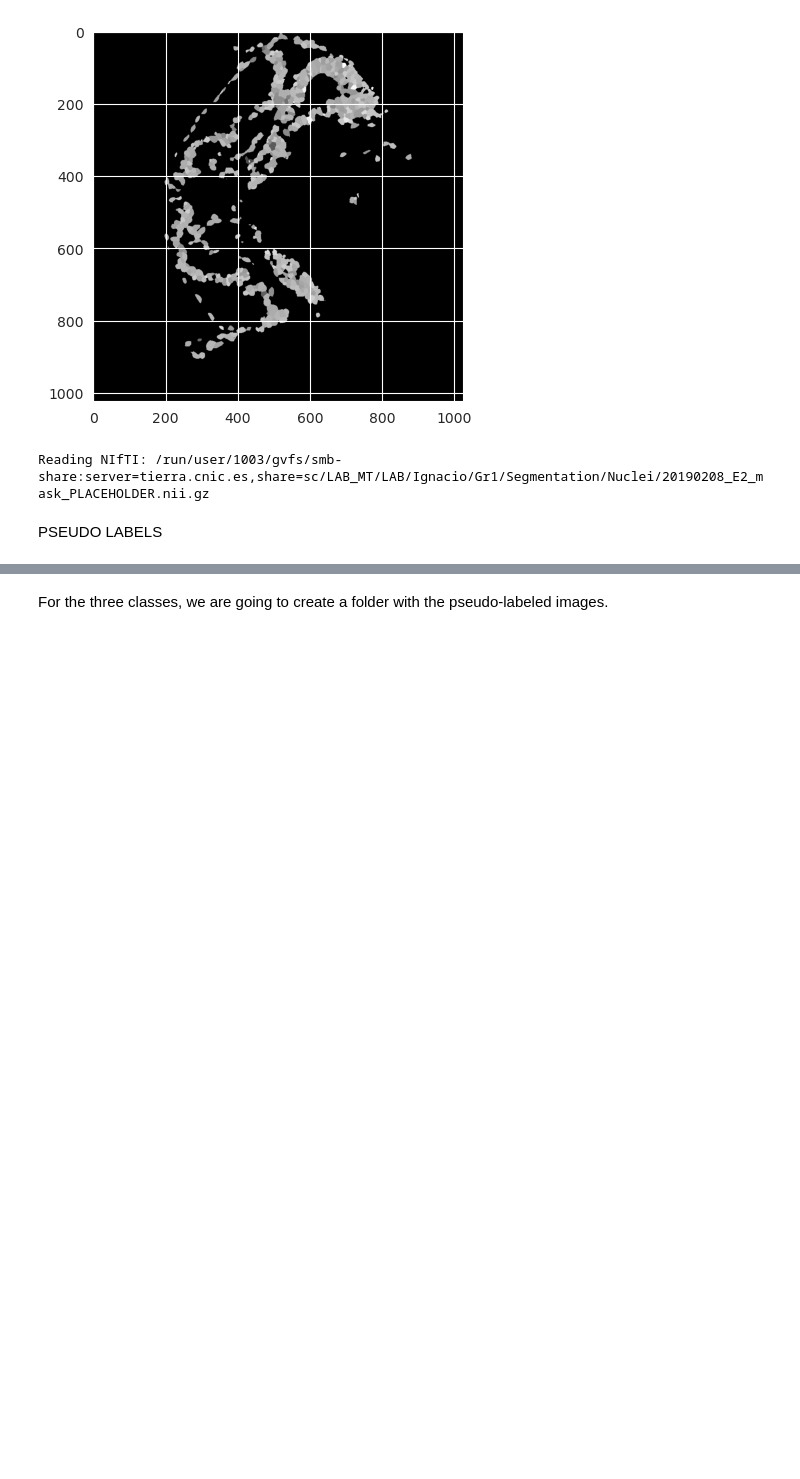
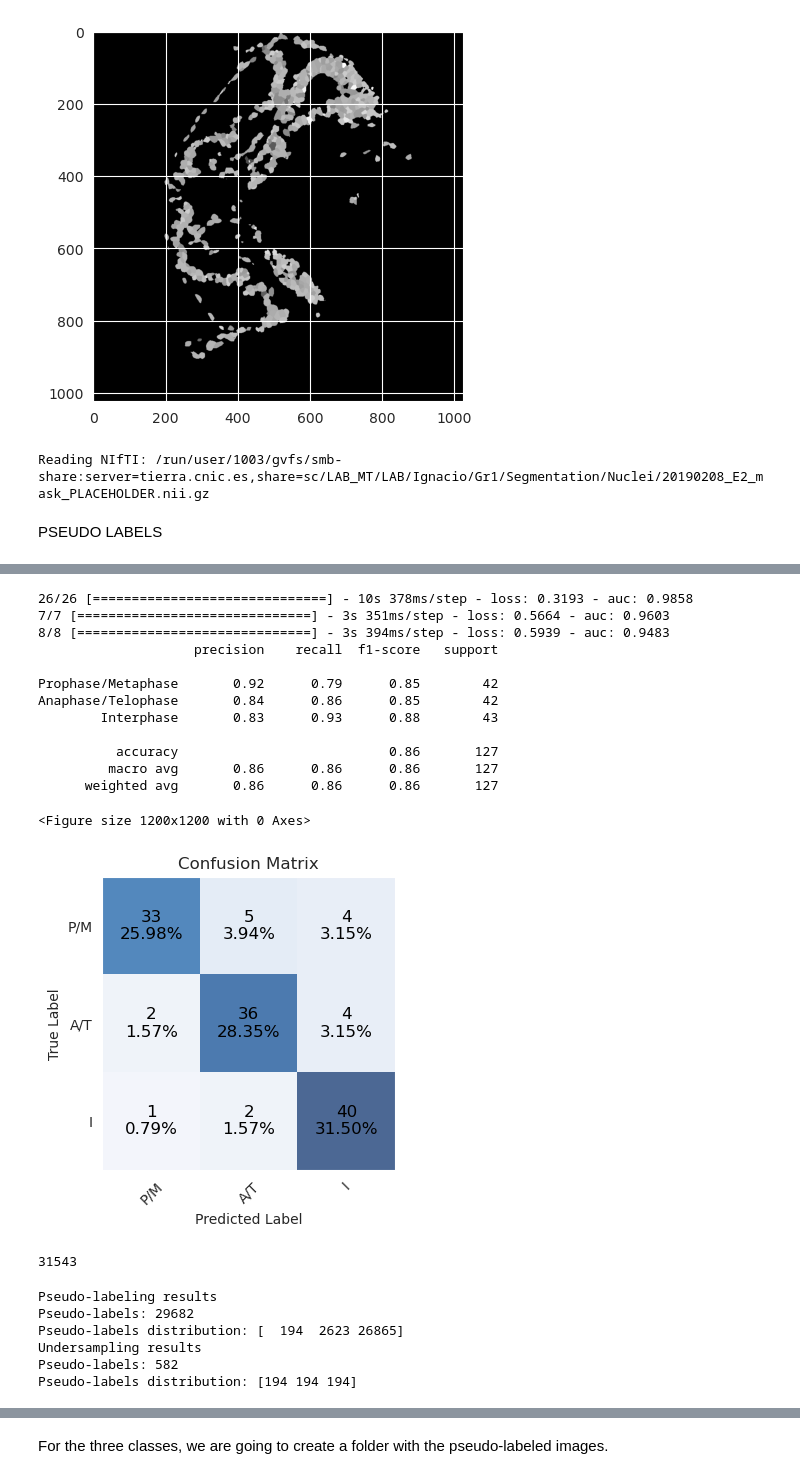
Before and after one commit to ignacio-ms/PyMorph, a Jupyter notebook: notebooks/0-Placeholder.ipynb, the cells around one changed output, grey strips where cells are left out. Drawn from its saved outputs; the diff is of its cells as text; code cells hidden in the pictures; blank space fills up the shorter version.

```diff
--- a/notebooks/0-Placeholder.ipynb
+++ b/notebooks/0-Placeholder.ipynb
@@ -181,3 +236,55 @@ pseudo_labeling(
+# %%
+model.model.evaluate(train_generator)
+model.model.evaluate(val_generator)
+model.model.evaluate(test_generator)
+
+pred = model.model.predict(test_generator).round().astype(int)
+
+print(
+    classification_report(
+        test_generator.img_labels, [test_generator.oh2class(p) for p in pred],
+        target_names=test_generator.CLASS_NAMES,
+        zero_division=0
+    )
+)
+
+cf_matrix = confusion_matrix(
+   test_generator.img_labels, [test_generator.oh2class(p) for p in pred]
+)
+
+plt.figure(figsize=(12, 12))
+vis.plot_confusion_matrix(cf_matrix)
+# %% [output]
+26/26 [==============================] - 10s 378ms/step - loss: 0.3193 - auc: 0.9858
+7/7 [==============================] - 3s 351ms/step - loss: 0.5664 - auc: 0.9603
+8/8 [==============================] - 3s 394ms/step - loss: 0.5939 - auc: 0.9483
+                    precision    recall  f1-score   support
+
+Prophase/Metaphase       0.92      0.79      0.85        42
+Anaphase/Telophase       0.84      0.86      0.85        42
+        Interphase       0.83      0.93      0.88        43
+
+          accuracy                           0.86       127
+         macro avg       0.86      0.86      0.86       127
+      weighted avg       0.86      0.86      0.86       127
+<Figure size 1200x1200 with 0 Axes>
+[figure, added]
+# %%
+print(len(unlabeled_generator))
+# %% [output]
+31543
+# %%
+pseudo_labeling(
+    model, unlabeled_generator,
+    threshold=.9, verbose=1
+)
+# %% [output]
+Pseudo-labeling results
+Pseudo-labels: 29682
+Pseudo-labels distribution: [  194  2623 26865]
+Undersampling results
+Pseudo-labels: 582
+Pseudo-labels distribution: [194 194 194]
 # %%
 pseudo_images_path = v.data_path + 'CellDivision/images_unlabeled/'
 pm_path = v.data_path + 'CellDivision/images_unlabeled/prophase_metaphase/'
```
Also changed, not shown: parts of 7 cells of this notebook, 3 other files.
